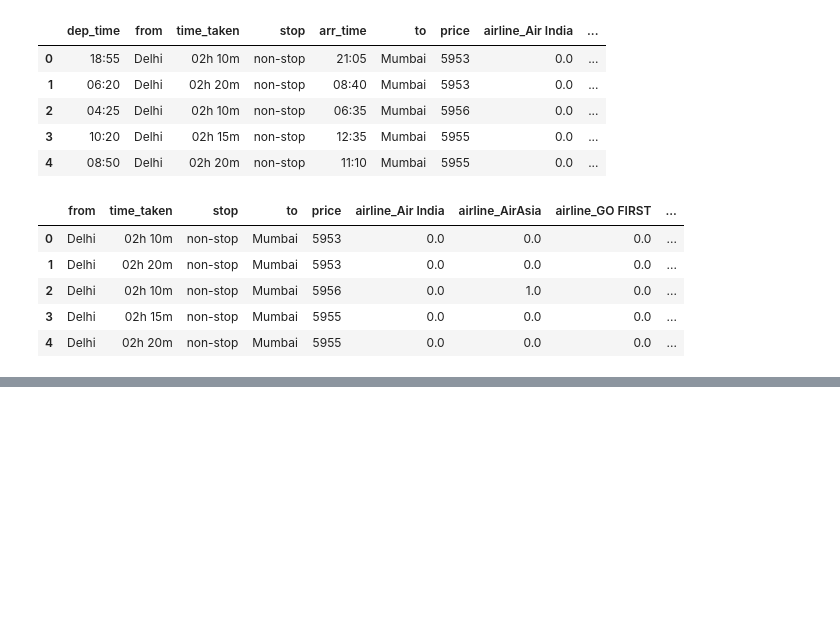
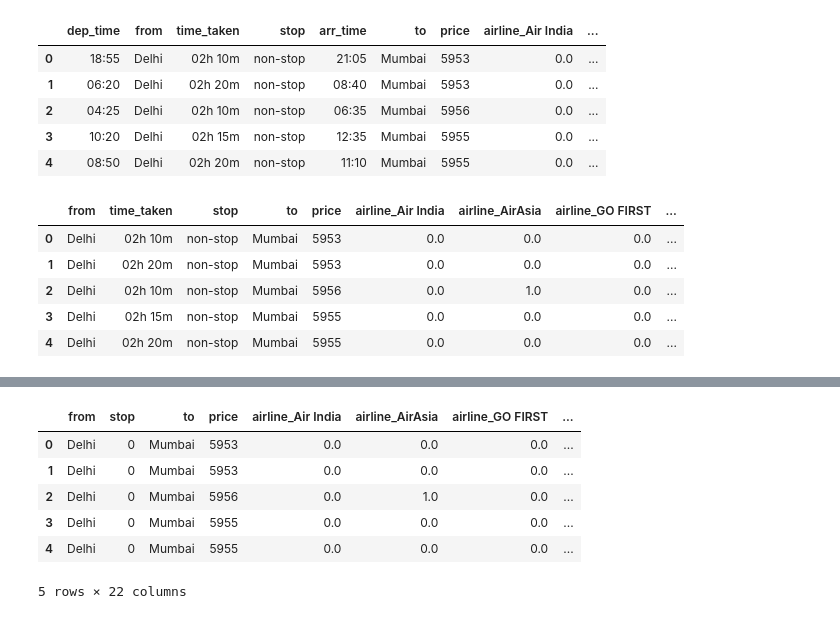
Before and after one commit to Bhardwaj-Ayush/DataScience, a Jupyter notebook: 25.EDA_Projects/1.Economy.ipynb, the cells around one changed output, grey strips where cells are left out. Drawn from its saved outputs; the diff is of its cells as text; code cells hidden in the pictures; blank space fills up the shorter version.

```diff
--- a/25.EDA_Projects/1.Economy.ipynb
+++ b/25.EDA_Projects/1.Economy.ipynb
@@ -173,0 +230,3 @@ df1.head()
+# %%
+# Handling missing value
+df1['time_taken_min'].replace('',0, inplace=True)
@@ -173,0 +240,5 @@ df1.head()
+# %%
+# calculating flight duration into minutes
+
+df1['total_time_taken'] = df1['time_taken_hr'].astype(float)*60 + df1['time_taken_min'].astype(float)
+df1['total_time_taken']
@@ -173,0 +258,11 @@ df1.head()
+# %%
+# final cleaned dataset
+df1.head()
+# %% [output]
+|  | from | stop | to | price | airline_Air India | airline_AirAsia | airline_GO FIRST | ... |
+| 0 | Delhi | 0 | Mumbai | 5953 | 0.0 | 0.0 | 0.0 | ... |
+| 1 | Delhi | 0 | Mumbai | 5953 | 0.0 | 0.0 | 0.0 | ... |
+| 2 | Delhi | 0 | Mumbai | 5956 | 0.0 | 1.0 | 0.0 | ... |
+| 3 | Delhi | 0 | Mumbai | 5955 | 0.0 | 0.0 | 0.0 | ... |
+| 4 | Delhi | 0 | Mumbai | 5955 | 0.0 | 0.0 | 0.0 | ... |
+5 rows × 22 columns
```
Also changed, not shown: parts of 9 cells of this notebook.
